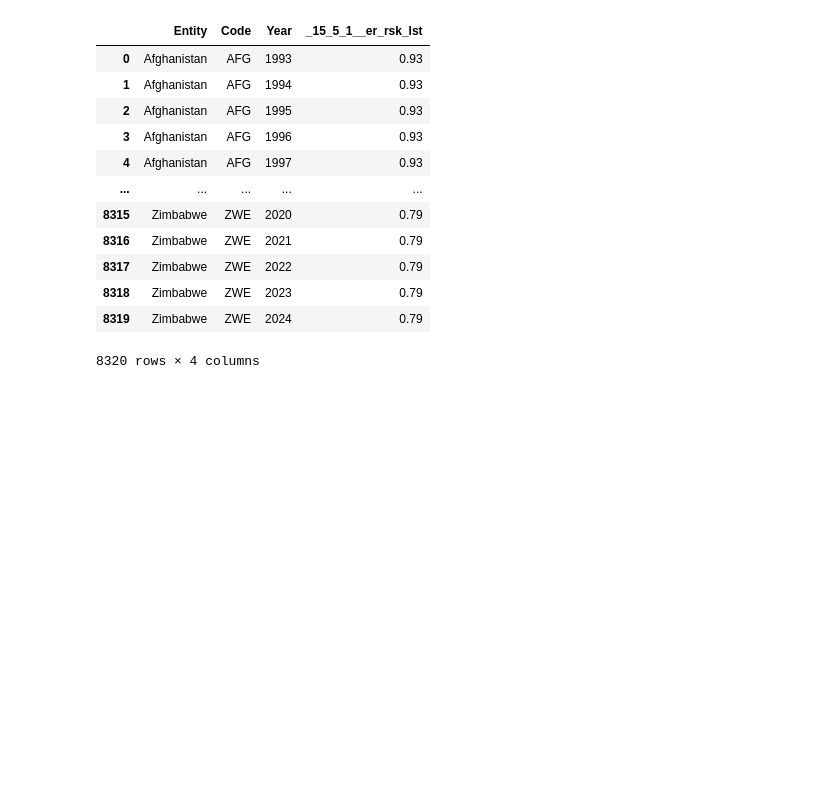
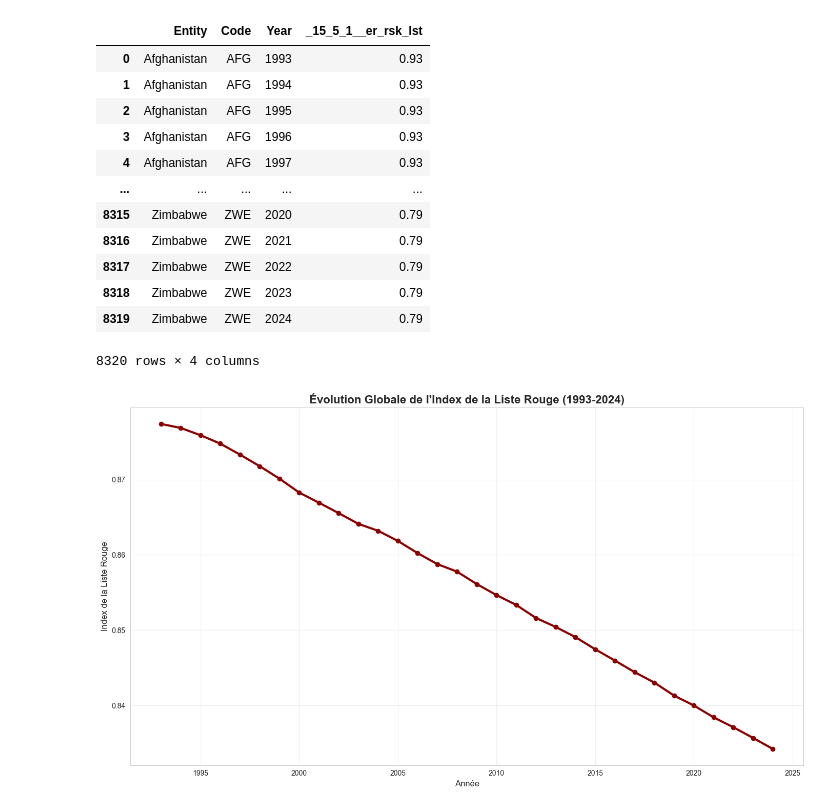
Before and after one commit to Juliendnte/OceanState_Analysis, a Jupyter notebook: oceanstate_analysis/notebooks/exploratory/redlistindex.ipynb, the cells around one changed output. Saved outputs shown, nothing was run; the diff lists cells and outputs as text; code cells hidden in the pictures; blank space fills up the shorter version.

```diff
--- a/oceanstate_analysis/notebooks/exploratory/redlistindex.ipynb
+++ b/oceanstate_analysis/notebooks/exploratory/redlistindex.ipynb
@@ -23,3 +22,29 @@ df
 | 8318 | Zimbabwe | ZWE | 2023 | 0.79 |
 | 8319 | Zimbabwe | ZWE | 2024 | 0.79 |
 8320 rows × 4 columns
+# %%
+import matplotlib.pyplot as plt
+import seaborn as sns
+import pandas as pd
+
+# Configuration générale des graphiques
+plt.rcParams['figure.figsize'] = (12, 8)
+sns.set_style("whitegrid")
+# %%
+# 1. Évolution temporelle globale de l'index de la liste rouge
+plt.figure(figsize=(14, 8))
+
+# Calcul de la moyenne mondiale par année
+yearly_global = df.groupby('Year')['_15_5_1__er_rsk_lst'].mean().reset_index()
+
+plt.plot(yearly_global['Year'], yearly_global['_15_5_1__er_rsk_lst'],
+         marker='o', linewidth=3, markersize=6, color='darkred')
+plt.title('Évolution Globale de l\'Index de la Liste Rouge (1993-2024)',
+          fontsize=16, fontweight='bold')
+plt.xlabel('Année', fontsize=12)
+plt.ylabel('Index de la Liste Rouge', fontsize=12)
+plt.grid(True, alpha=0.3)
+plt.tight_layout()
+plt.show()
+# %% [output]
+[figure, added]
```
Also changed, not shown: parts of 6 cells of this notebook, 1 other file.
